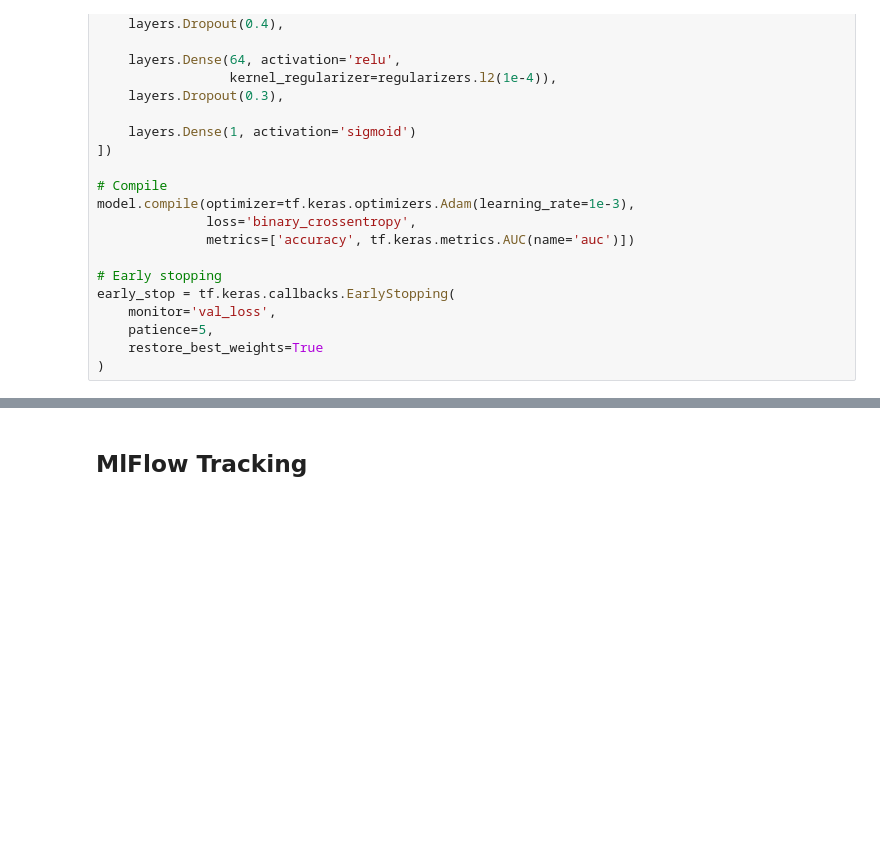
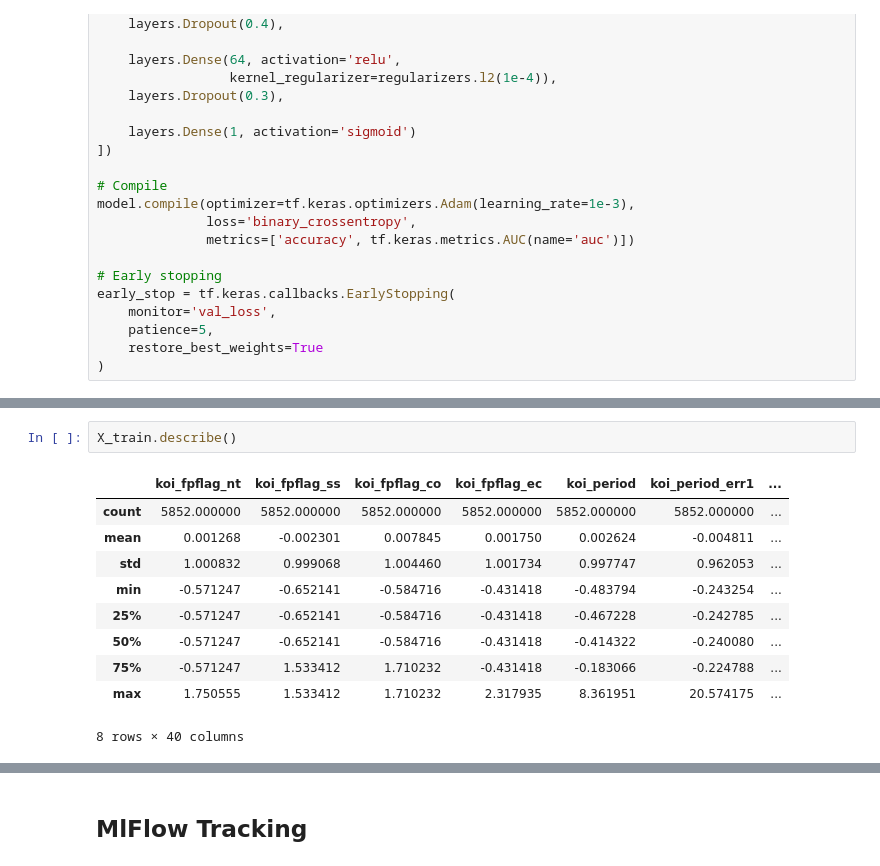
Before and after one commit to laksh-krishna-sharma/exovision, a Jupyter notebook: exo-model/exo.ipynb, the cells around one changed output, grey strips where cells are left out. Saved outputs shown, nothing was run; the diff lists cells and outputs as text; blank space fills up the shorter version.

```diff
--- a/exo-model/exo.ipynb
+++ b/exo-model/exo.ipynb
@@ -945,0 +957,13 @@ plt.show()
+# %%
+X_train.describe()
+# %% [output]
+|  | koi_fpflag_nt | koi_fpflag_ss | koi_fpflag_co | koi_fpflag_ec | koi_period | koi_period_err1 | ... |
+| count | 5852.000000 | 5852.000000 | 5852.000000 | 5852.000000 | 5852.000000 | 5852.000000 | ... |
+| mean | 0.001268 | -0.002301 | 0.007845 | 0.001750 | 0.002624 | -0.004811 | ... |
+| std | 1.000832 | 0.999068 | 1.004460 | 1.001734 | 0.997747 | 0.962053 | ... |
+| min | -0.571247 | -0.652141 | -0.584716 | -0.431418 | -0.483794 | -0.243254 | ... |
+| 25% | -0.571247 | -0.652141 | -0.584716 | -0.431418 | -0.467228 | -0.242785 | ... |
+| 50% | -0.571247 | -0.652141 | -0.584716 | -0.431418 | -0.414322 | -0.240080 | ... |
+| 75% | -0.571247 | 1.533412 | 1.710232 | -0.431418 | -0.183066 | -0.224788 | ... |
+| max | 1.750555 | 1.533412 | 1.710232 | 2.317935 | 8.361951 | 20.574175 | ... |
+8 rows × 40 columns
```
Also changed, not shown: parts of 13 cells of this notebook, 1 other file.
